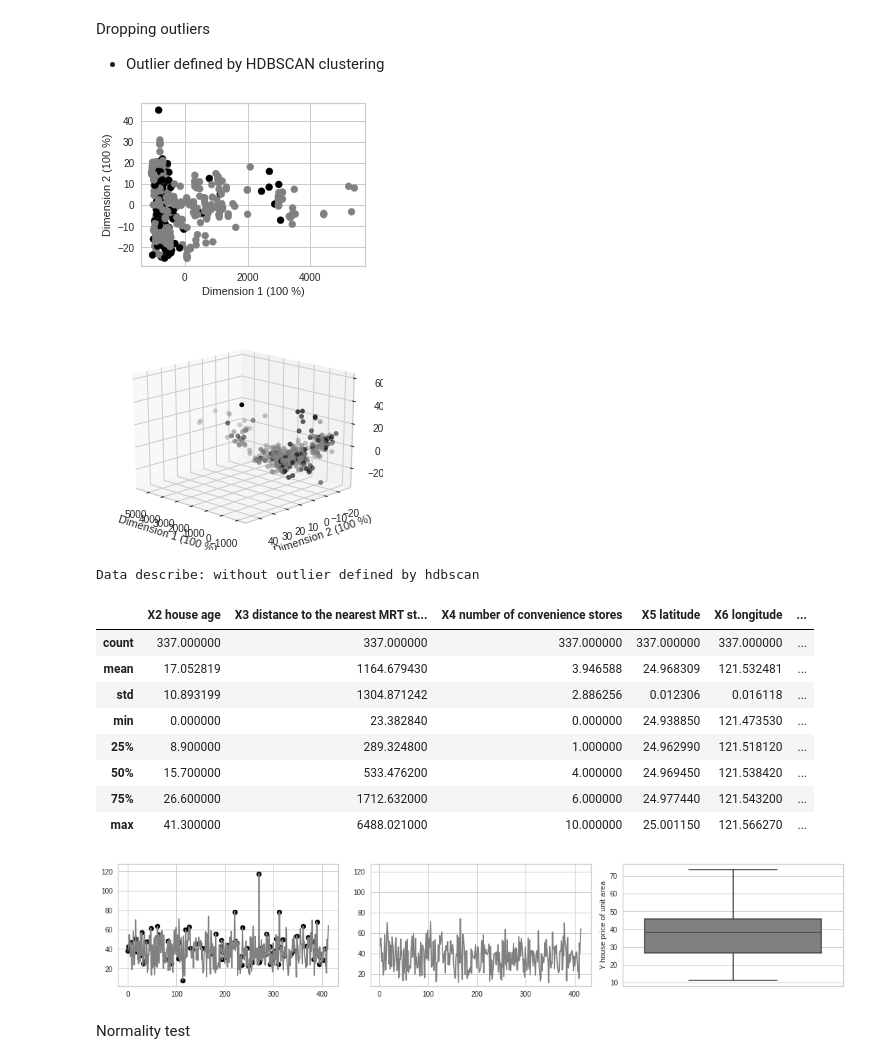
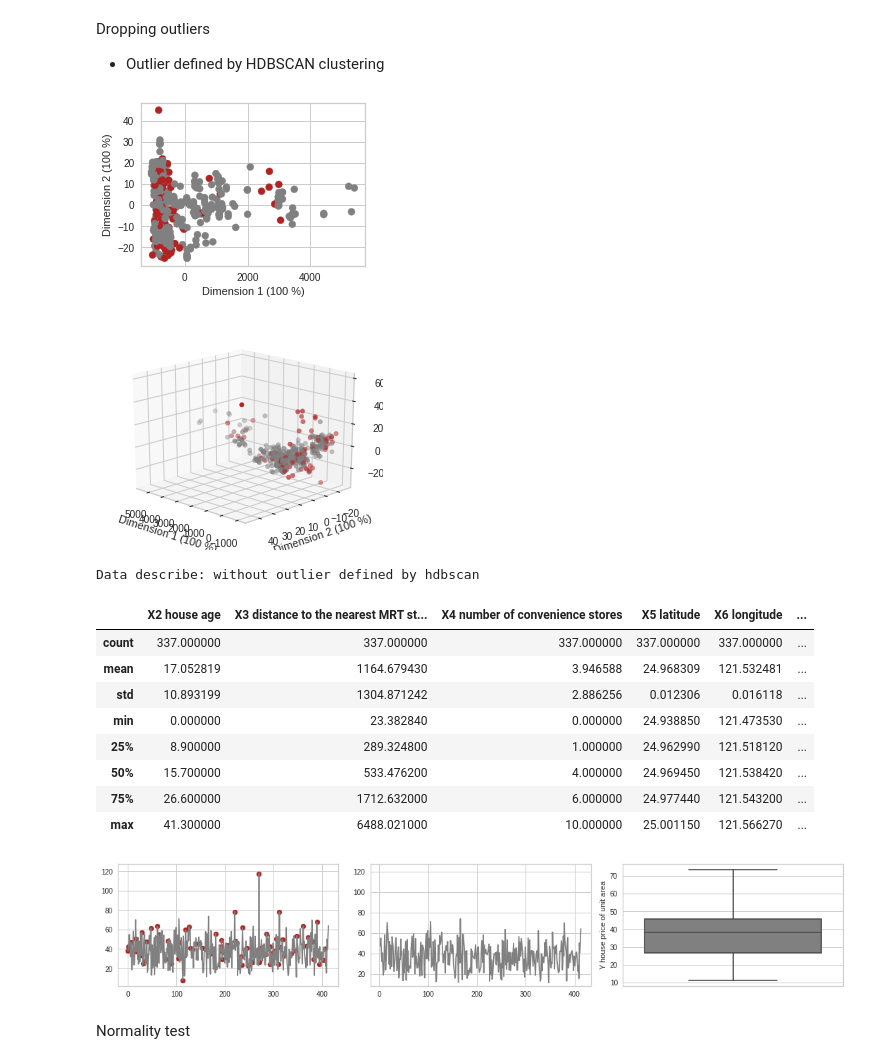
Before and after one commit to raquelcandido/Real_Estate, a Jupyter notebook: RealEstate_price_prediction.ipynb, the cells around one changed output. Drawn from its saved outputs; the diff is of its cells as text; code cells hidden in the pictures.

Commit message:
adding outlier analysis

```diff
--- a/RealEstate_price_prediction.ipynb
+++ b/RealEstate_price_prediction.ipynb
@@ -168,33 +170,30 @@ Dropping outliers
 # %%
 #HDBSCAN clustering
 hdb = HDBSCAN(min_cluster_size=2).fit(data)
 hdb_pred = hdb.labels_
 
 #data color
 col_cl = ['grey'] * len(hdb_pred)
 
 #defining outlier
 index_outlier = []
 for i, out in zip(range(len(data)), hdb_pred):
   if out == -1:
     index_outlier.append(i)   #index of data defined as outlier
-    col_cl[i] = 'black'       #outlier defined as black
+    col_cl[i] = 'firebrick'       #outlier defined as black
 
 
 #data visualization - 2D
 ax = plt.figure(figsize=(4, 3))
 data_scatter(data_, pca, 2, ax, col_cl)
 
-plt.show()
-
-
 #3D data plot
 fig = plt.figure(figsize=(4, 3))
 ax = Axes3D(fig, rect=[0, 0, .95, 1], elev=20, azim=134)
 data_scatter(data_, pca, 3, ax, col_cl)
 # %% [output]
-[figure, old version]
+[figure, new version]
-[figure, old version]
+[figure, new version]
 # %%
 #visualizing new data (without outliers)
 plt.figure(figsize=(15, 3))
@@ -203,7 +202,7 @@ plt.figure(figsize=(15, 3))
 plt.subplot(131)
 plt.plot(data['Y house price of unit area'], color='grey')
 plt.ylim(top=np.max(data['Y house price of unit area'])+10)
-plt.scatter(index_outlier, data.loc[index_outlier]['Y house price of unit area'], color='black')
+plt.scatter(index_outlier, data.loc[index_outlier]['Y house price of unit area'], color='firebrick')
 
 #defining new data
 new_data = data.drop(index_outlier)
@@ -211,6 +210,7 @@ new_data = data.drop(index_outlier)
 plt.subplot(132)
 plt.plot(new_data['Y house price of unit area'], color='grey')
 plt.ylim(top=np.max(data['Y house price of unit area'])+10)
+
 plt.subplot(133)
 sns.boxplot(y=new_data['Y house price of unit area'], color='grey')
 
@@ -230,7 +230,7 @@ Data describe: without outlier defined by hdbscan
 | 50% | 15.700000 | 533.476200 | 4.000000 | 24.969450 | 121.538420 | ... |
 | 75% | 26.600000 | 1712.632000 | 6.000000 | 24.977440 | 121.543200 | ... |
 | max | 41.300000 | 6488.021000 | 10.000000 | 25.001150 | 121.566270 | ... |
-[figure, old version]
+[figure, new version]
 # %% [markdown]
 Normality test
 # %%
```
Also changed, not shown: parts of 14 cells of this notebook.
